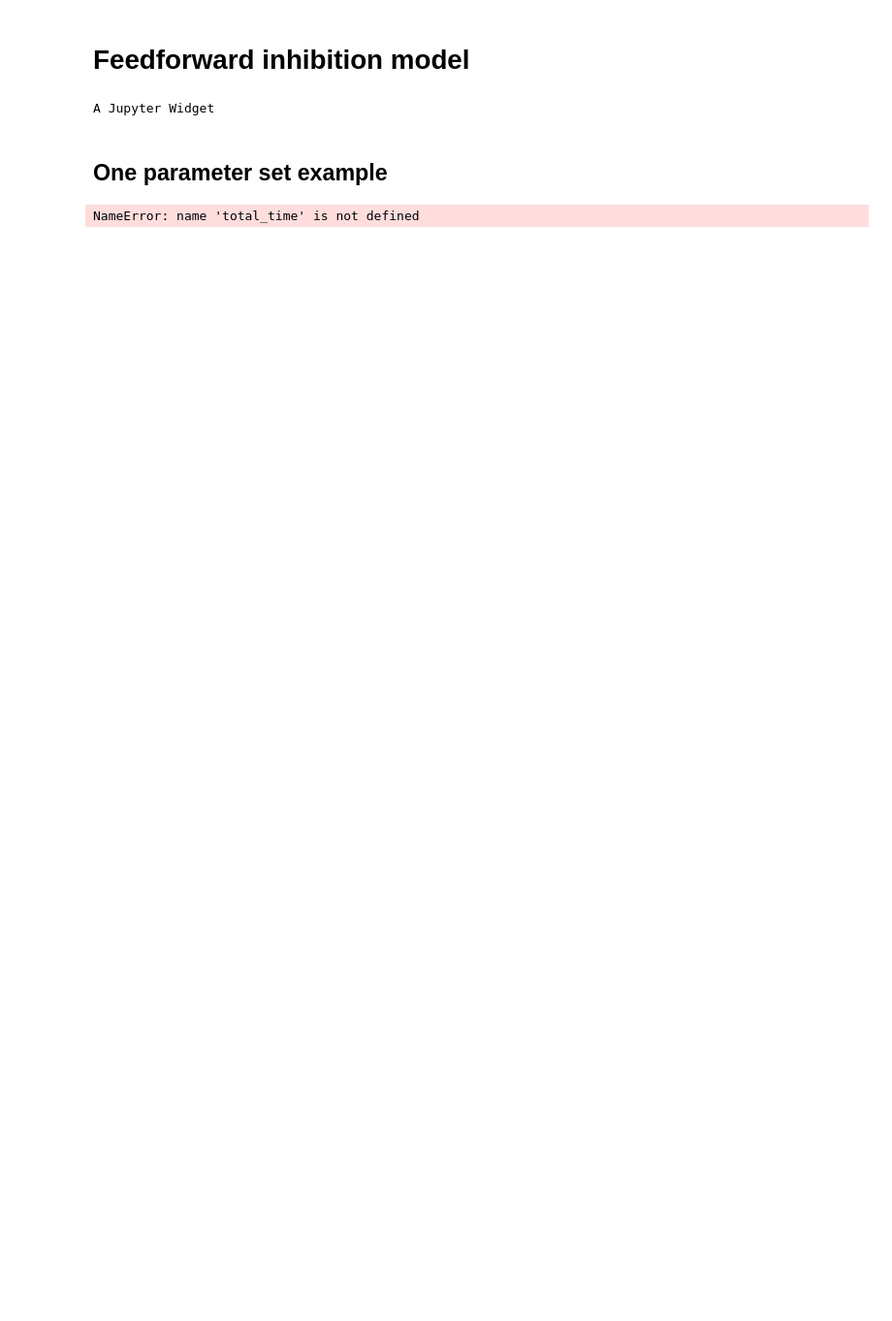
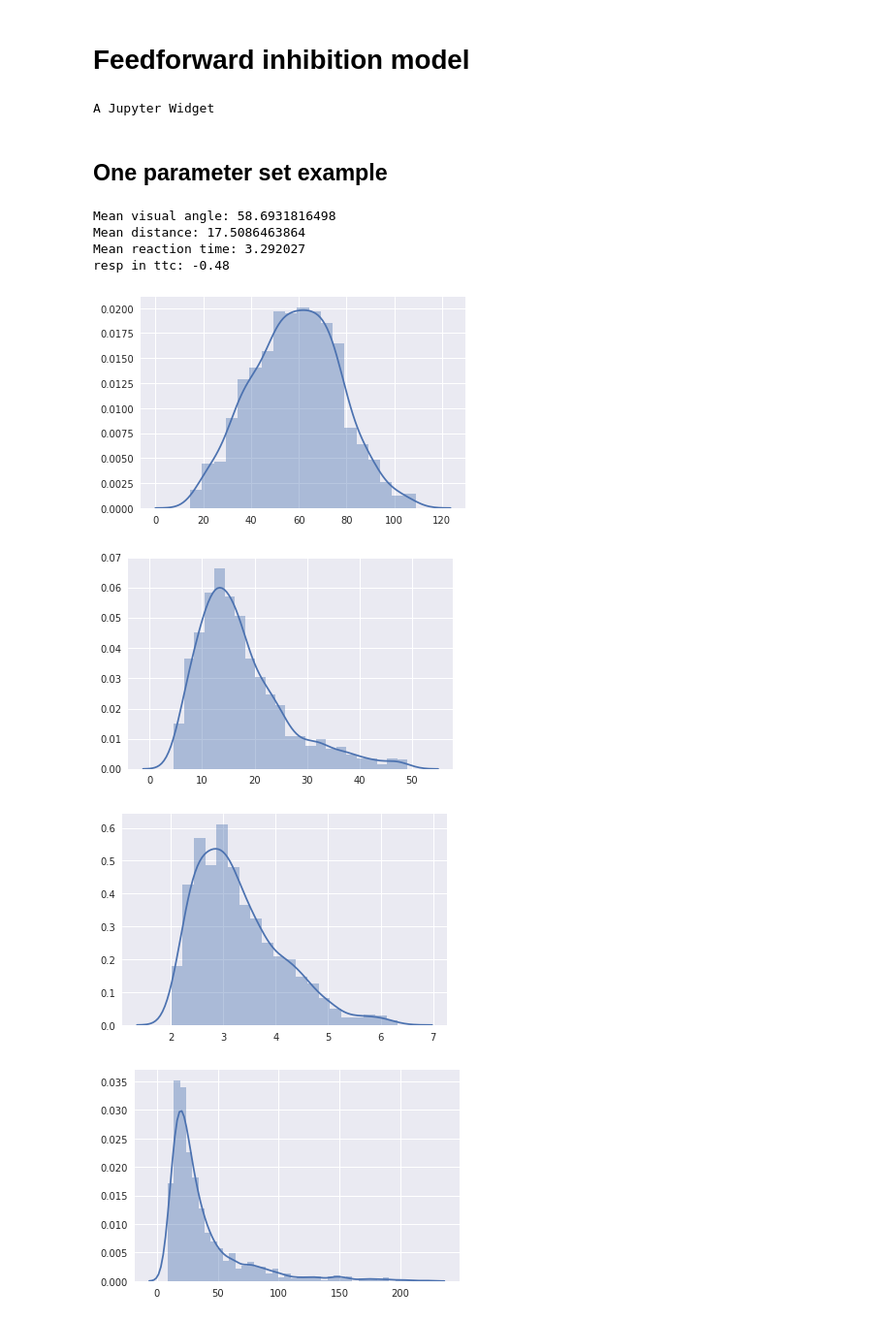
Before and after one commit to awakenting/master-thesis, a Jupyter notebook: code/interactive_feedforward_inhibition_model.ipynb, the cells around one changed output. Shown at 97% size. Drawn from its saved outputs; the diff is of its cells as text; code cells hidden in the pictures; blank space fills up the shorter version.

```diff
--- a/code/interactive_feedforward_inhibition_model.ipynb
+++ b/code/interactive_feedforward_inhibition_model.ipynb
@@ -48,7 +48,8 @@ def calc_response(params):
     stim_size = np.random.rand()*15 + 10
     speed = 1/(lv/stim_size)
     t, stims, tstims, dists, t_to_coll, tstim_to_coll = md.transform_stim(stim_size, speed, params['total_time'],
-                                                                       params['dt'], params['m'], params['b'])
+                                                                          params['dt'], params['m'], params['b'],
+                                                                          params['init_period'])
 
     stimulus = tstims*1e-11
     sigma_exc = params['noise_std_exc'] * np.sqrt(params['dt'])
@@ -60,7 +61,7 @@ def calc_response(params):
     time, v_m, spks, spk_idc, rho_inh = jit_ffi_model(params['tau_m'], params['e_l'], params['r_m'], stimulus, noise_exc,
                                                       noise_inh, params['v_t'], params['dt'], params['total_time'],
                                                       params['init_vm_std'], params['vt_std'], params['rho_null'],
-                                                      params['tau_inh'], params['rho_scale'])
+                                                      params['tau_inh'], params['rho_scale'], params['init_period'])
     if not len(spks)==0:
         first_spike = spks[0]
         first_spike_idx = spk_idc[0]
@@ -166,11 +169,8 @@ A Jupyter Widget
 # %% [markdown]
 ## One parameter set example
 # %%
-# generate looming stimulus
-LV_vals = np.array([0.19, 0.38, 0.56, 0.74, 0.93, 1.11])
-stim_size = 10
-speeds = 1/(LV_vals/stim_size)
-speed = speeds[1]
+total_time = 5
+dt = 0.001
 
 params = {'tau_m': 0.023,
           'e_l': -0.079,
@@ -178,37 +178,45 @@ params = {'tau_m': 0.023,
           'v_t': -0.061,
           'init_vm_std': 0.001,
           'vt_std': 0.004,
-          'rho_null': 0.01,
+          'rho_null': 0.00,
           'tau_inh': 0.010,
-          'rho_scale': 8*1e5,
-          'dt': 0.001,
-          'total_time': 5,
+          'rho_scale': 7.6*1e6,
+          'dt': dt,
+          'total_time': total_time,
           'init_period': 2,
           'noise_std_exc': 5*1e-3,
           'noise_std_inh': 5*1e-3,
           'n_timepoints': int(total_time/dt),
+          'cutoff_angle': 150,
           'm': 5,
           'b': 5}
 
 nruns = 1000
 rstims = np.zeros(nruns)
 rdists = np.zeros(nruns)
 reaction_times = np.zeros(nruns)
 speeds = np.zeros(nruns)
 for i in np.arange(nruns):
     rstims[i], rdists[i], reaction_times[i], lv, stim_size, speeds[i], resp_in_t_to_coll = calc_response(params)
 
 sns.set()
 sns.distplot(rstims)
 print('Mean visual angle: ' + str(np.mean(rstims)))
 plt.figure()
 sns.distplot(rdists)
 print('Mean distance: ' + str(np.mean(rdists)))
 plt.figure()
 sns.distplot(reaction_times)
 plt.figure()
 sns.distplot(speeds)
 print('Mean reaction time: ' + str(np.mean(reaction_times)))
 print('resp in ttc: ' + str(resp_in_t_to_coll))
 # %% [output]
-NameError: name 'total_time' is not defined
+Mean visual angle: 58.6931816498
+Mean distance: 17.5086463864
+Mean reaction time: 3.292027
+resp in ttc: -0.48
+[figure, added]
+[figure, added]
+[figure, added]
+[figure, added]
```
Also changed, not shown: parts of 1 cell of this notebook, 1 other file.
